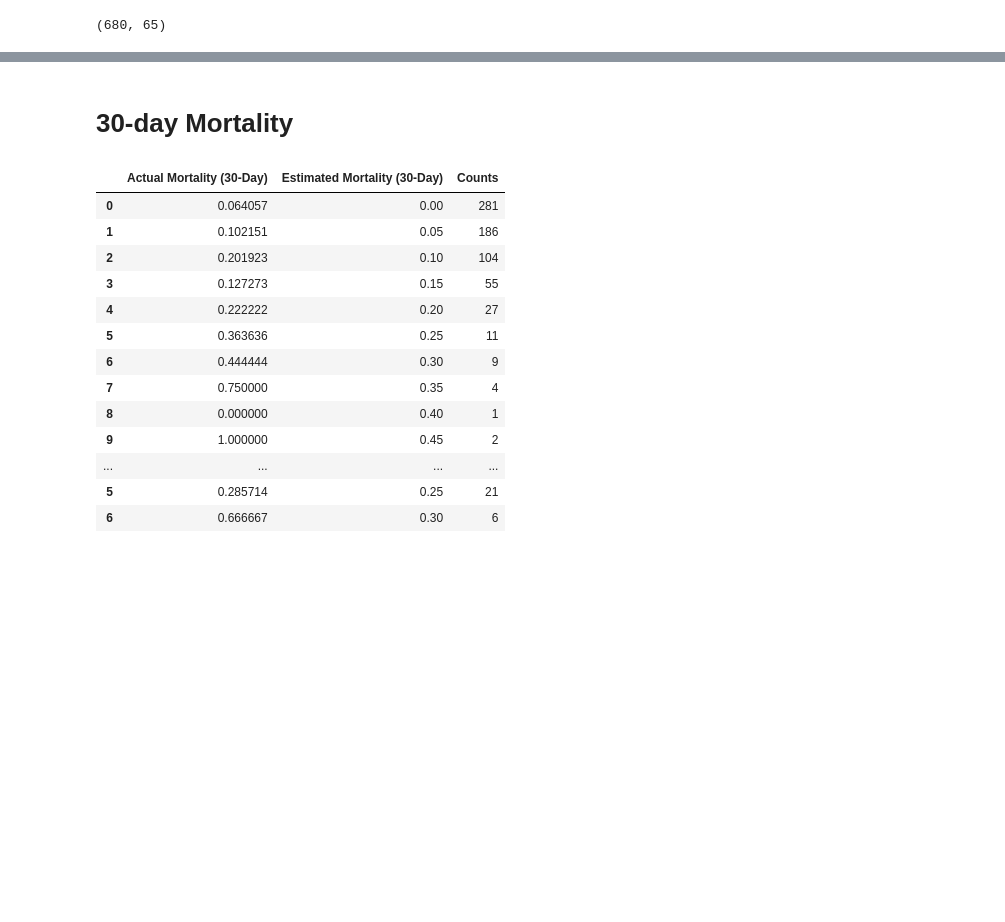
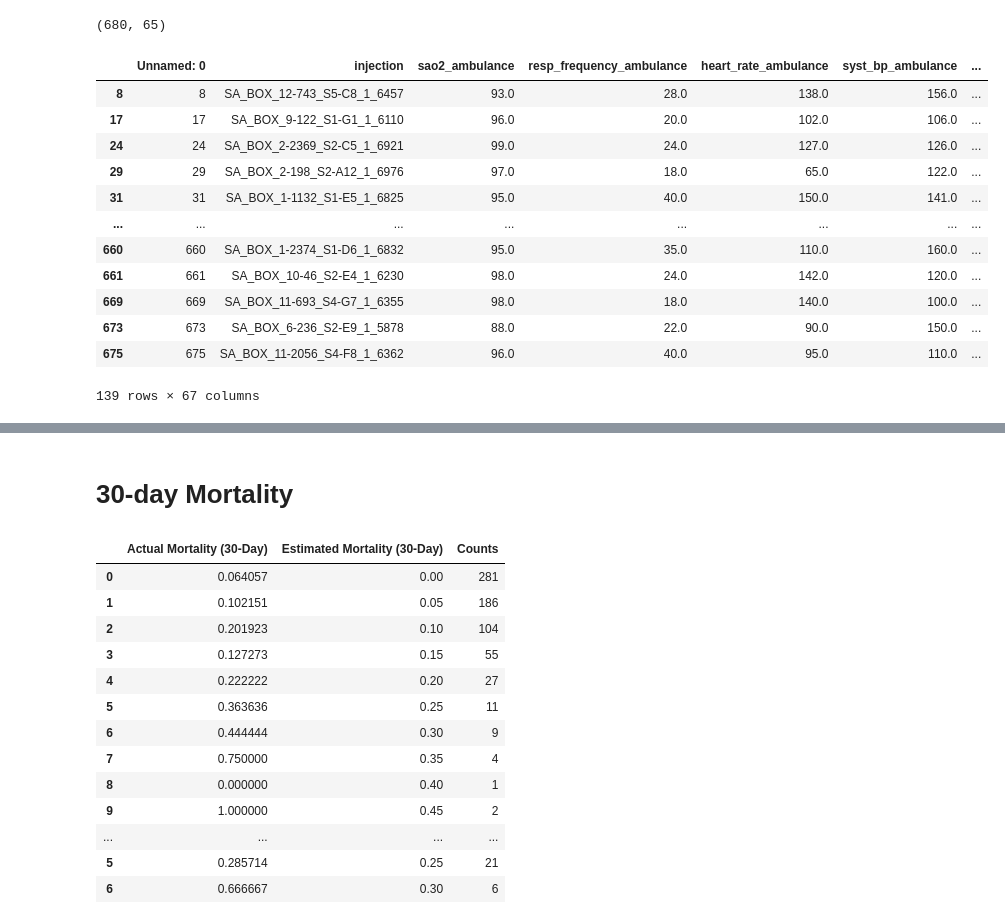
Before and after one commit to InfectionMedicineProteomics/DigitalFamilyAnalysis, a Jupyter notebook: 1_clinical_digital_family/0_clinical_data_df_model_20_family.ipynb, the cells around one changed output, grey strips where cells are left out. Saved outputs shown, nothing was run; the diff lists cells and outputs as text; code cells hidden in the pictures; blank space fills up the shorter version.

```diff
--- a/1_clinical_digital_family/0_clinical_data_df_model_20_family.ipynb
+++ b/1_clinical_digital_family/0_clinical_data_df_model_20_family.ipynb
@@ -100,3 +100,21 @@ df_estimator = DigitalFamilyBinary(
     n_neighbors=20
 )
 df_estimator.fit(training_data, features=clinical_columns)
+# %%
+design_matrix[
+    design_matrix['sofa_score_increase_day1'] < 2
+]
+# %% [output]
+|  | Unnamed: 0 | injection | sao2_ambulance | resp_frequency_ambulance | heart_rate_ambulance | syst_bp_ambulance | ... |
+| 8 | 8 | SA_BOX_12-743_S5-C8_1_6457 | 93.0 | 28.0 | 138.0 | 156.0 | ... |
+| 17 | 17 | SA_BOX_9-122_S1-G1_1_6110 | 96.0 | 20.0 | 102.0 | 106.0 | ... |
+| 24 | 24 | SA_BOX_2-2369_S2-C5_1_6921 | 99.0 | 24.0 | 127.0 | 126.0 | ... |
+| 29 | 29 | SA_BOX_2-198_S2-A12_1_6976 | 97.0 | 18.0 | 65.0 | 122.0 | ... |
+| 31 | 31 | SA_BOX_1-1132_S1-E5_1_6825 | 95.0 | 40.0 | 150.0 | 141.0 | ... |
+| ... | ... | ... | ... | ... | ... | ... | ... |
+| 660 | 660 | SA_BOX_1-2374_S1-D6_1_6832 | 95.0 | 35.0 | 110.0 | 160.0 | ... |
+| 661 | 661 | SA_BOX_10-46_S2-E4_1_6230 | 98.0 | 24.0 | 142.0 | 120.0 | ... |
+| 669 | 669 | SA_BOX_11-693_S4-G7_1_6355 | 98.0 | 18.0 | 140.0 | 100.0 | ... |
+| 673 | 673 | SA_BOX_6-236_S2-E9_1_5878 | 88.0 | 22.0 | 90.0 | 150.0 | ... |
+| 675 | 675 | SA_BOX_11-2056_S4-F8_1_6362 | 96.0 | 40.0 | 95.0 | 110.0 | ... |
+139 rows × 67 columns
```
Also changed, not shown: parts of 2 cells of this notebook, 13 other files.
